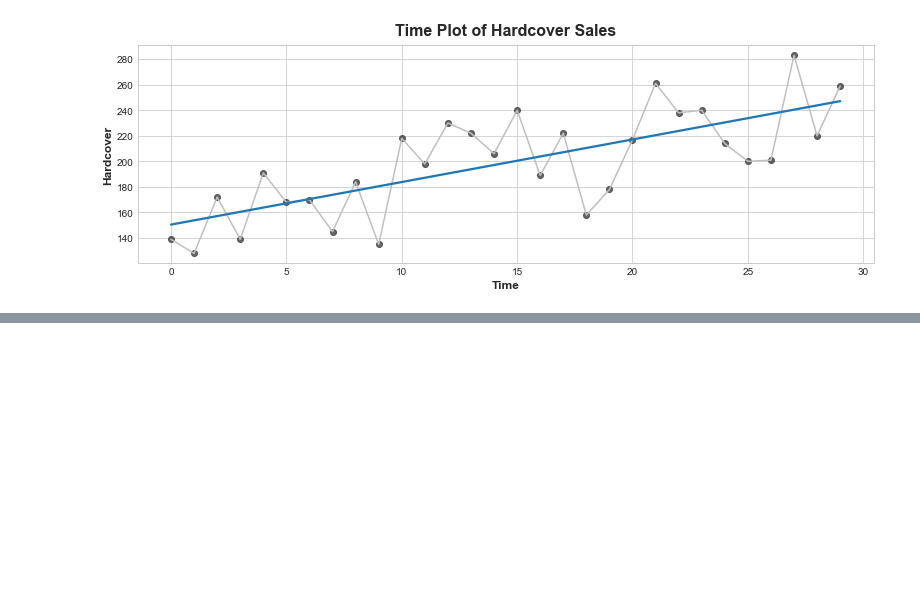
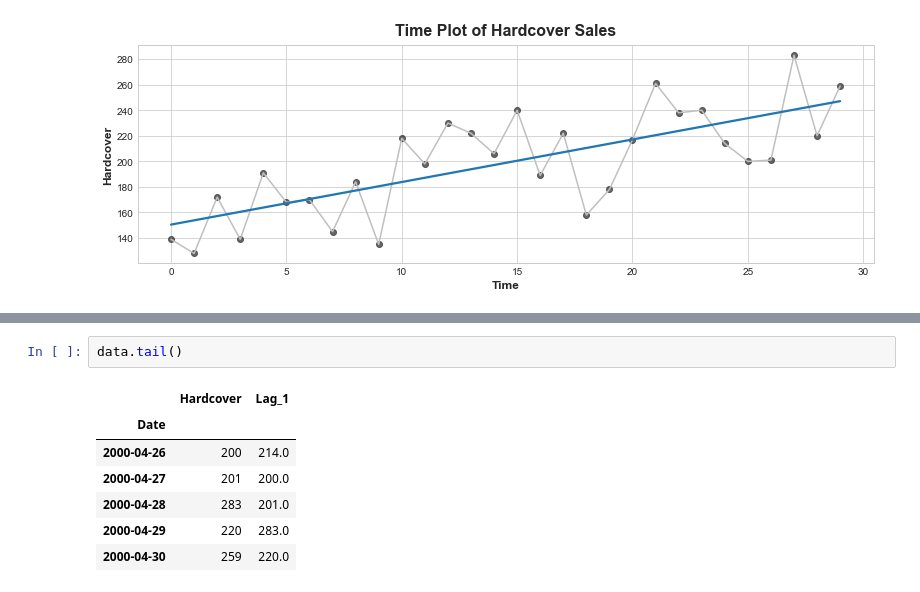
Before and after one commit to George-Nyamao/Book_sales_prediction_with_linear_regression, a Jupyter notebook: Book_sales_prediction.ipynb, the cells around one changed output, grey strips where cells are left out. Cells and saved outputs as stored; diff of their text form; blank space fills up the shorter version.

```diff
--- a/Book_sales_prediction.ipynb
+++ b/Book_sales_prediction.ipynb
@@ -66,0 +67,10 @@ Text(0.5, 1.0, 'Lag Plot of Hardcover Sales')
+# %%
+data.tail()
+# %% [output]
+|  | Hardcover | Lag_1 |
+| Date |  |  |
+| 2000-04-26 | 200 | 214.0 |
+| 2000-04-27 | 201 | 200.0 |
+| 2000-04-28 | 283 | 201.0 |
+| 2000-04-29 | 220 | 283.0 |
+| 2000-04-30 | 259 | 220.0 |
```
Also changed, not shown: parts of 6 cells of this notebook.
